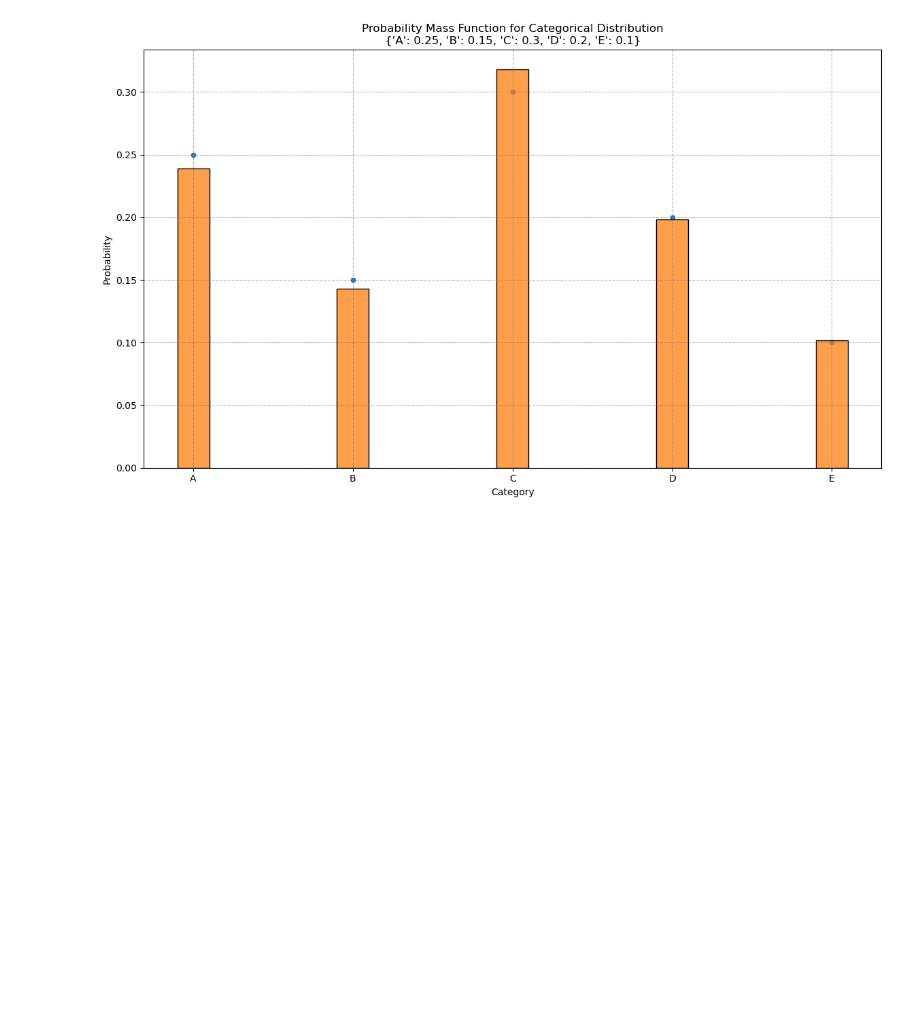
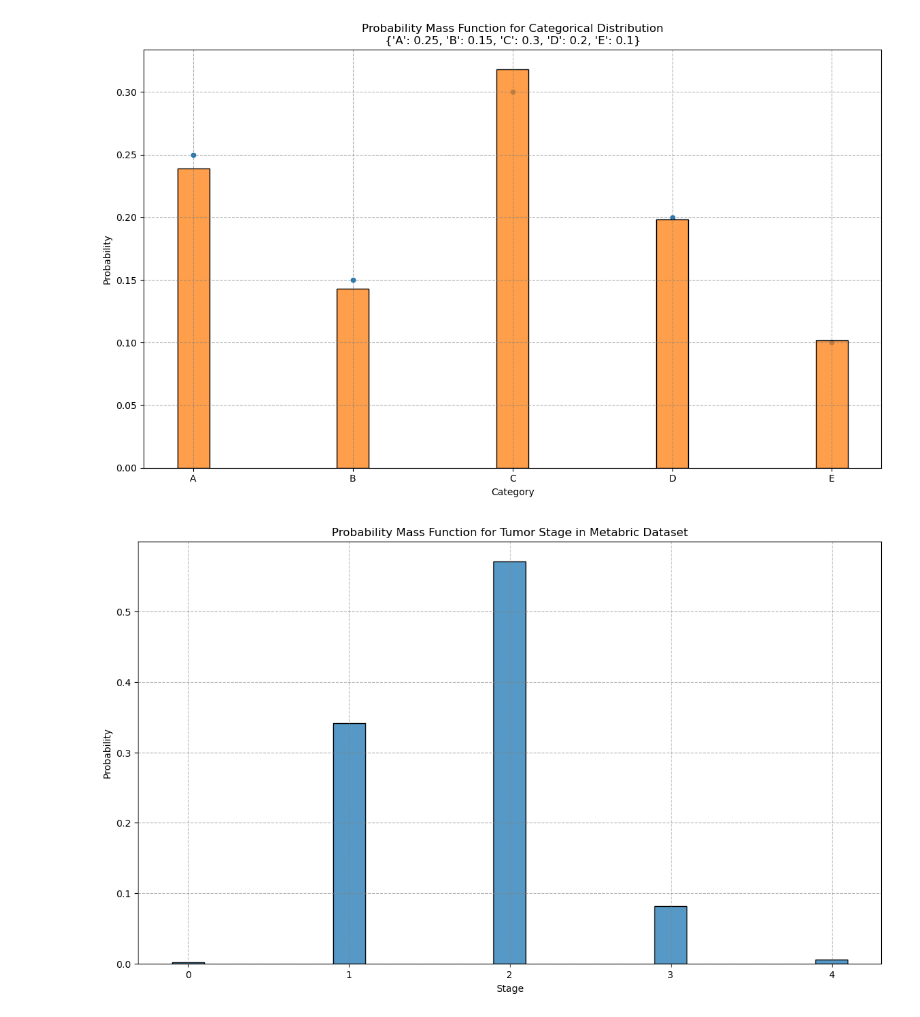
Before and after one commit to ds4e/understanding_uncertainty_assignments, a Jupyter notebook: assignment_6/exercies_6.ipynb, the cells around one changed output. Saved outputs shown, nothing was run; the diff lists cells and outputs as text; code cells hidden in the pictures; blank space fills up the shorter version.

```diff
--- a/assignment_6/exercies_6.ipynb
+++ b/assignment_6/exercies_6.ipynb
@@ -295,3 +349,18 @@ plt.grid(True, linestyle='--', color='gray', alpha=0.6)
 plt.show()
 # %% [output]
 [figure]
+# %%
+# Categorical distribution in metabric dataset
+# The variable 'tumor_stage' is categorical with 4 distinct values
+
+sns.histplot(metabric, x='Tumor Stage',
+            binwidth=.1, shrink=0.2,
+            stat='probability', common_norm=False, discrete=True, multiple='dodge'
+            )
+plt.title(f'Probability Mass Function for Tumor Stage in Metabric Dataset')
+plt.xlabel('Stage')
+plt.ylabel('Probability')
+plt.grid(True, linestyle='--', color='gray', alpha=0.6)
+plt.show()
+# %% [output]
+[figure, added]
```
Also changed, not shown: parts of 5 cells of this notebook.
